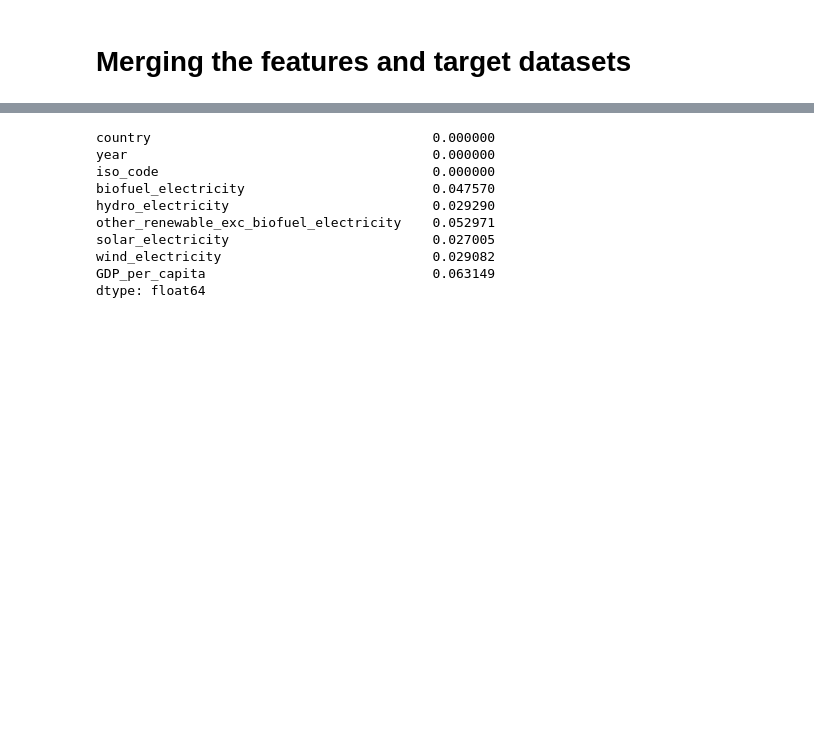
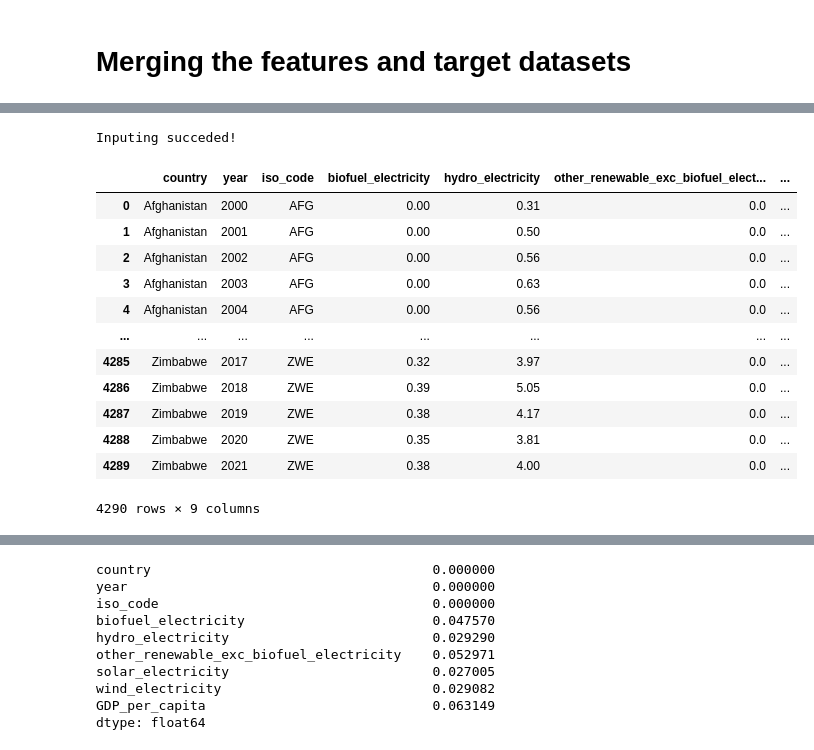
Before and after one commit to up841068/energy-economic-growth, a Jupyter notebook: pre-processing/preprocessing.ipynb, the cells around one changed output, grey strips where cells are left out. Cells and saved outputs as stored; diff of their text form; code cells hidden in the pictures; blank space fills up the shorter version.

```diff
--- a/pre-processing/preprocessing.ipynb
+++ b/pre-processing/preprocessing.ipynb
@@ -188,0 +250,4 @@ array(['Antarctica', 'Cook Islands', 'Falkland Islands', 'French Guiana',
+# %%
+# All the indexes of rows that have missing data
+nan_target_indexes = full_df_gdpclean2[full_df_gdpclean2['GDP_per_capita'] == '..'].index
+nan_target_indexes
@@ -188,0 +271,33 @@ array(['Antarctica', 'Cook Islands', 'Falkland Islands', 'French Guiana',
+# %%
+# Function for getting the parameters for calculating the average GDP to be inputed
+
+def get_parameters_input_gdp_mean(nan_index):
+    country = full_df_gdpclean2.loc[nan_index, 'country'] # Country of the input row
+    year = full_df_gdpclean2.loc[nan_index, 'year'] # Year of the input row
+    years = np.arange(year-6, year+7, 1) # Range of years used to calculate the mean
+    years = np.delete(years, np.where(years == year))
+    # index, country, year, years
+    return country, years
+# %%
+# Function for calculating the mean value to be inputed
+
+def calculate_input_gdp_mean(country, years):
+    gdp_values = []
+    for i in years:
+        gdp = full_df_gdpclean2.loc[(full_df_gdpclean2['country'] == country) & (full_df_gdpclean2['year'] == i), 'GDP_per_capita']
+        if not gdp.empty:
+            gdp_value = pd.to_numeric(gdp.item(), errors='coerce')
+            if type(gdp_value) == float:
+                gdp_values.append(gdp_value)
+                # print(gdp_values)
+
+    input_gdp_mean = np.mean(gdp_values)
+    # print(gdp_input)
+    return input_gdp_mean
+# %%
+# Interating over the rows that have missing values in the target and inputing the calculated meand from +/- 6 years
+for nan_target_indexe in nan_target_indexes:
+    country, years = get_parameters_input_gdp_mean(nan_target_indexe)
+    input_gdp_mean = calculate_input_gdp_mean(country, years)
+    print(f'Inputed {round(input_gdp_mean)} GDP mean for {country} in {years[5] + 1}')
+    full_df_gdpclean2.at[nan_target_indexe, 'GDP_per_capita'] = input_gdp_mean
@@ -188,0 +322,23 @@ array(['Antarctica', 'Cook Islands', 'Falkland Islands', 'French Guiana',
+# %%
+# Check if there are no more missing values in the target
+check_nan_target_indexes = full_df_gdpclean2[full_df_gdpclean2['GDP_per_capita'] == '..'].index
+if check_nan_target_indexes.empty == True:
+    print('Inputing succeded!')
+# %% [output]
+Inputing succeded!
+# %%
+full_df_gdpclean2
+# %% [output]
+|  | country | year | iso_code | biofuel_electricity | hydro_electricity | other_renewable_exc_biofuel_elect... | ... |
+| 0 | Afghanistan | 2000 | AFG | 0.00 | 0.31 | 0.0 | ... |
+| 1 | Afghanistan | 2001 | AFG | 0.00 | 0.50 | 0.0 | ... |
+| 2 | Afghanistan | 2002 | AFG | 0.00 | 0.56 | 0.0 | ... |
+| 3 | Afghanistan | 2003 | AFG | 0.00 | 0.63 | 0.0 | ... |
+| 4 | Afghanistan | 2004 | AFG | 0.00 | 0.56 | 0.0 | ... |
+| ... | ... | ... | ... | ... | ... | ... | ... |
+| 4285 | Zimbabwe | 2017 | ZWE | 0.32 | 3.97 | 0.0 | ... |
+| 4286 | Zimbabwe | 2018 | ZWE | 0.39 | 5.05 | 0.0 | ... |
+| 4287 | Zimbabwe | 2019 | ZWE | 0.38 | 4.17 | 0.0 | ... |
+| 4288 | Zimbabwe | 2020 | ZWE | 0.35 | 3.81 | 0.0 | ... |
+| 4289 | Zimbabwe | 2021 | ZWE | 0.38 | 4.00 | 0.0 | ... |
+4290 rows × 9 columns
```
Also changed, not shown: parts of 39 cells of this notebook.
